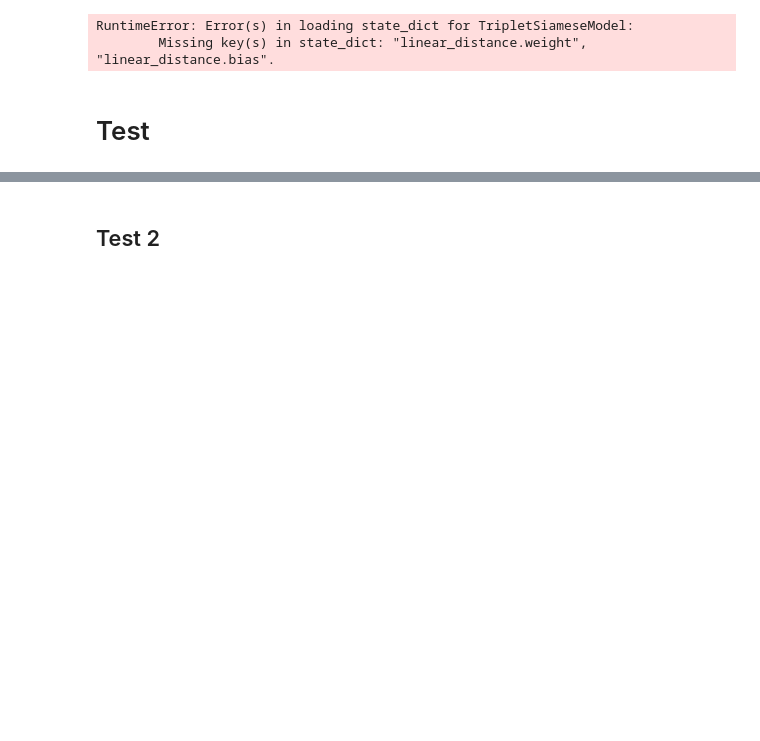
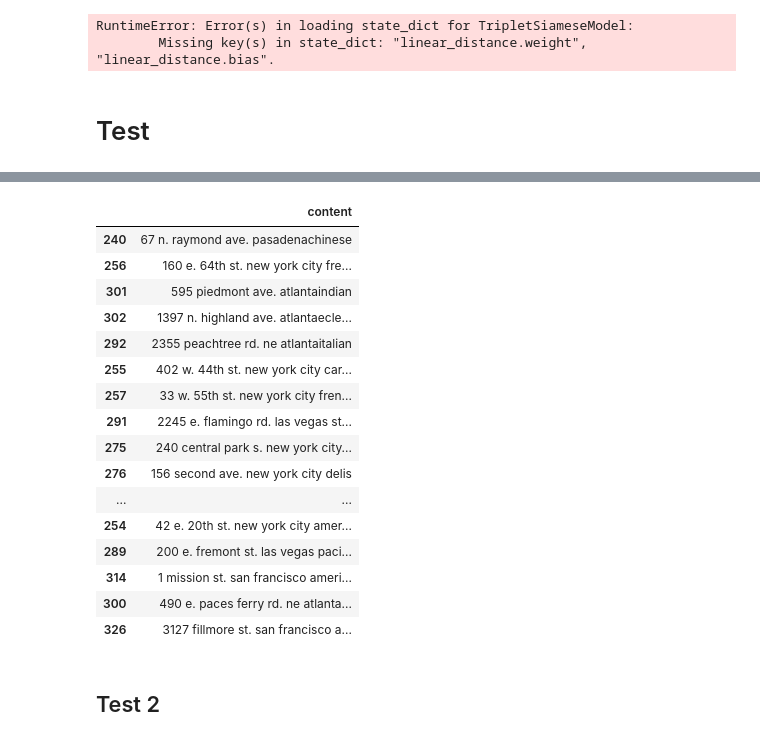
Before and after one commit to dac-nh/short-text-deduplication-siamese, a Jupyter notebook: deep-nn-model-triplet-loss.ipynb, the cells around one changed output, grey strips where cells are left out. Drawn from its saved outputs; the diff is of its cells as text; code cells hidden in the pictures; blank space fills up the shorter version.

```diff
--- a/deep-nn-model-triplet-loss.ipynb
+++ b/deep-nn-model-triplet-loss.ipynb
@@ -431,3 +540,23 @@ df_a
+# %%
+df_test_2[np.array(y_test) == 1]
+# %% [output]
+|  | content |
+| 240 | 67 n. raymond ave. pasadenachinese |
+| 256 | 160 e. 64th st. new york city fre... |
+| 301 | 595 piedmont ave. atlantaindian |
+| 302 | 1397 n. highland ave. atlantaecle... |
+| 292 | 2355 peachtree rd. ne atlantaitalian |
+| 255 | 402 w. 44th st. new york city car... |
+| 257 | 33 w. 55th st. new york city fren... |
+| 291 | 2245 e. flamingo rd. las vegas st... |
+| 275 | 240 central park s. new york city... |
+| 276 | 156 second ave. new york city delis |
+| ... | ... |
+| 254 | 42 e. 20th st. new york city amer... |
+| 289 | 200 e. fremont st. las vegas paci... |
+| 314 | 1 mission st. san francisco ameri... |
+| 300 | 490 e. paces ferry rd. ne atlanta... |
+| 326 | 3127 fillmore st. san francisco a... |
 # %% [markdown]
 ## Test 2
 # %%
```
Also changed, not shown: parts of 10 cells of this notebook, 2 other files.
